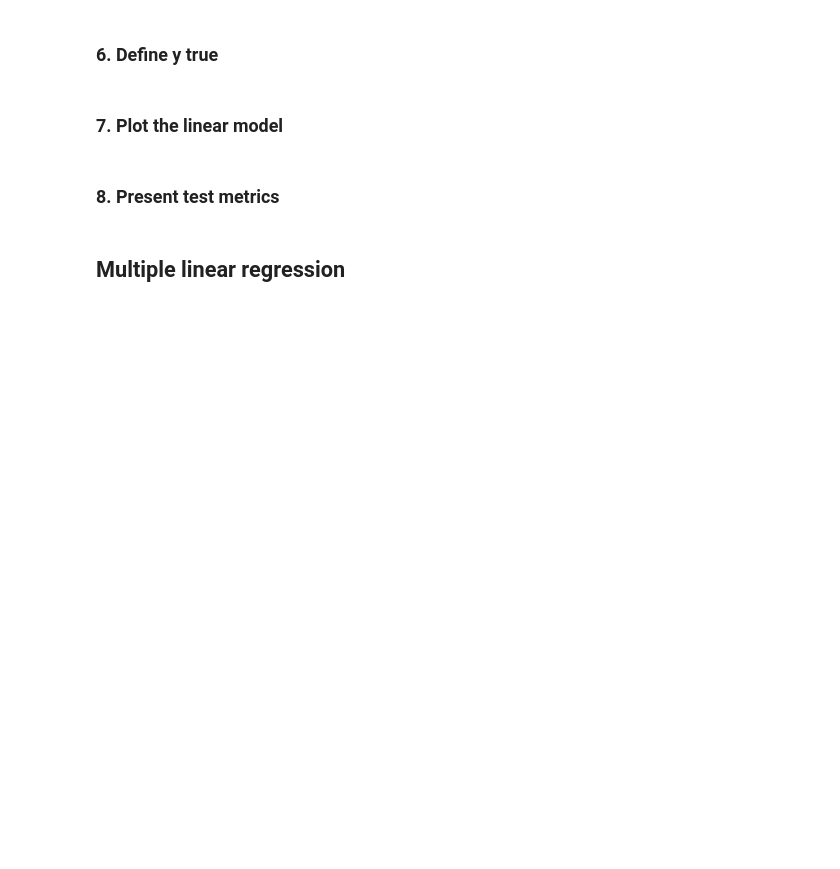
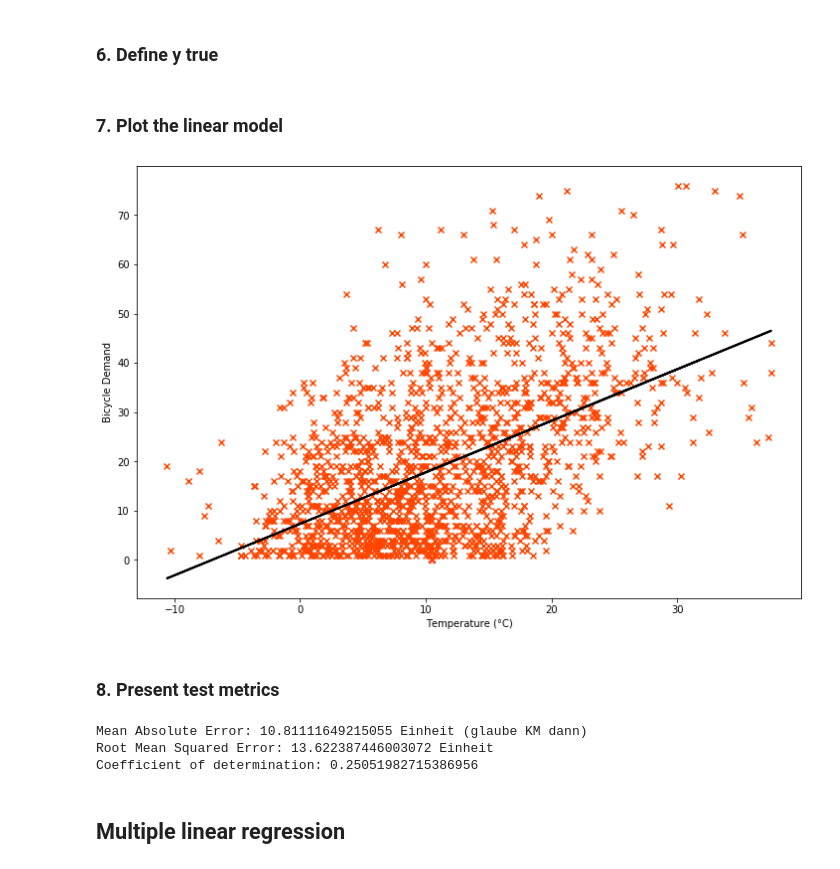
Before and after one commit to mogottsch/dsml_2020_magma, a Jupyter notebook: 3_predictive_analytics/Linear Regression.ipynb, the cells around one changed output. Drawn from its saved outputs; the diff is of its cells as text; code cells hidden in the pictures; blank space fills up the shorter version.

Commit message:
changes to linear regression :D

```diff
--- a/3_predictive_analytics/Linear Regression.ipynb
+++ b/3_predictive_analytics/Linear Regression.ipynb
@@ -33,2 +69,4 @@ duisburg_weather = pd.read_pickle("../0_data/weather/duisburg_weather.pkl")
+# %%
+xm_train, xm_test, ym_train, ym_test = train_test_split(xm, ym, test_size=0.2, random_state=0)
 # %% [markdown]
 ### 3. Initialize linear model with scikit-learn
@@ -37,2 +73,4 @@ duisburg_weather = pd.read_pickle("../0_data/weather/duisburg_weather.pkl")
+# %%
+linear_model_mar = LinearRegression()
 # %% [markdown]
 ### 4. Fit the model
@@ -40,0 +77,2 @@ duisburg_weather = pd.read_pickle("../0_data/weather/duisburg_weather.pkl")
+# %%
+linear_model_mar.fit(xm_train,ym_train)
@@ -45,2 +83,4 @@ duisburg_weather = pd.read_pickle("../0_data/weather/duisburg_weather.pkl")
+# %%
+y_pred_m = linear_model_mar.predict(xm_test)
 # %% [markdown]
 ### 6. Define y true
@@ -49,25 +89,35 @@ duisburg_weather = pd.read_pickle("../0_data/weather/duisburg_weather.pkl")
 # %% [markdown]
 ### 7. Plot the linear model
 # %%
-# plt.figure(figsize = (12,8))
+plt.figure(figsize = (12,8))
 
-# plt.scatter(xp, yp, marker="x", label='hier kommt ein label hin')
-# plt.xlabel("xlabel")
-# plt.ylabel("ylabel")
+plt.scatter(xm_test, ym_test, marker="x", color = 'orangered')
+plt.xlabel("Temperature (°C)")
+plt.ylabel("Bicycle Demand")
 
-# plt.plot(xp, y_pred, c='C2', label='hier kommt noch ein label hin')
+plt.plot(xm_test, y_pred_m, c='C2', color = 'black', linewidth = 2, label='hier kommt noch ein label hin')
 
-# xlim, ylim =(plt.gca().get_xlim(), plt.gca().get_ylim())
-# plt.xlim(xlim)
-# plt.ylim(ylim)
-# plt.legend()
-# plt.show()
+xlim, ylim =(plt.gca().get_xlim(), plt.gca().get_ylim())
+plt.xlim(xlim)
+plt.ylim(ylim)
+#plt.legend()
+plt.show()
+# %% [output]
+[figure, added]
 # %% [markdown]
 ### 8. Present test metrics
 # %%
-# print("Mean Absolute Error:",mean_absolute_error(y_pred, y_true),"Einheit (glaube KM dann)")
-# print("Root Mean Squared Error:",mean_squared_error(y_pred, y_true)**0.5,"Einheit")
-# print("Coefficient of determination:",r2_score(y_pred, y_true))
+#print("Mean Absolute Error:",mean_absolute_error(y_pred_m, y_true_m),"Einheit (glaube KM dann)")
+#print("Root Mean Squared Error:",mean_squared_error(y_pred_m, y_true_m)**0.5,"Einheit")
+#print("Coefficient of determination:",r2_score(y_pred_m, y_true_m))
+
+print("Mean Absolute Error:",mean_absolute_error(y_true_m, y_pred_m),"Einheit (glaube KM dann)")
+print("Root Mean Squared Error:",mean_squared_error(y_true_m, y_pred_m)**0.5,"Einheit")
+print("Coefficient of determination:",r2_score(y_true_m, y_pred_m))
+# %% [output]
+Mean Absolute Error: 10.81111649215055 Einheit (glaube KM dann)
+Root Mean Squared Error: 13.622387446003072 Einheit
+Coefficient of determination: 0.25051982715386956
 # %% [markdown]
 ## Multiple linear regression
 # %% [markdown]
```
Also changed, not shown: parts of 10 cells of this notebook.
